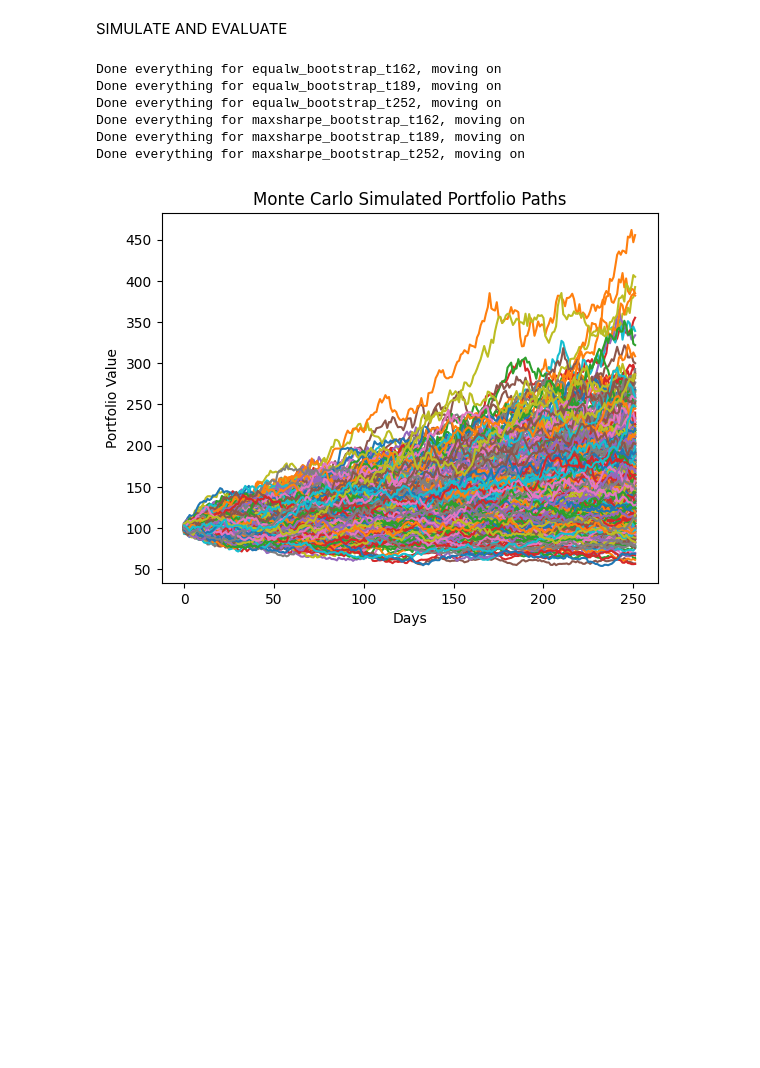
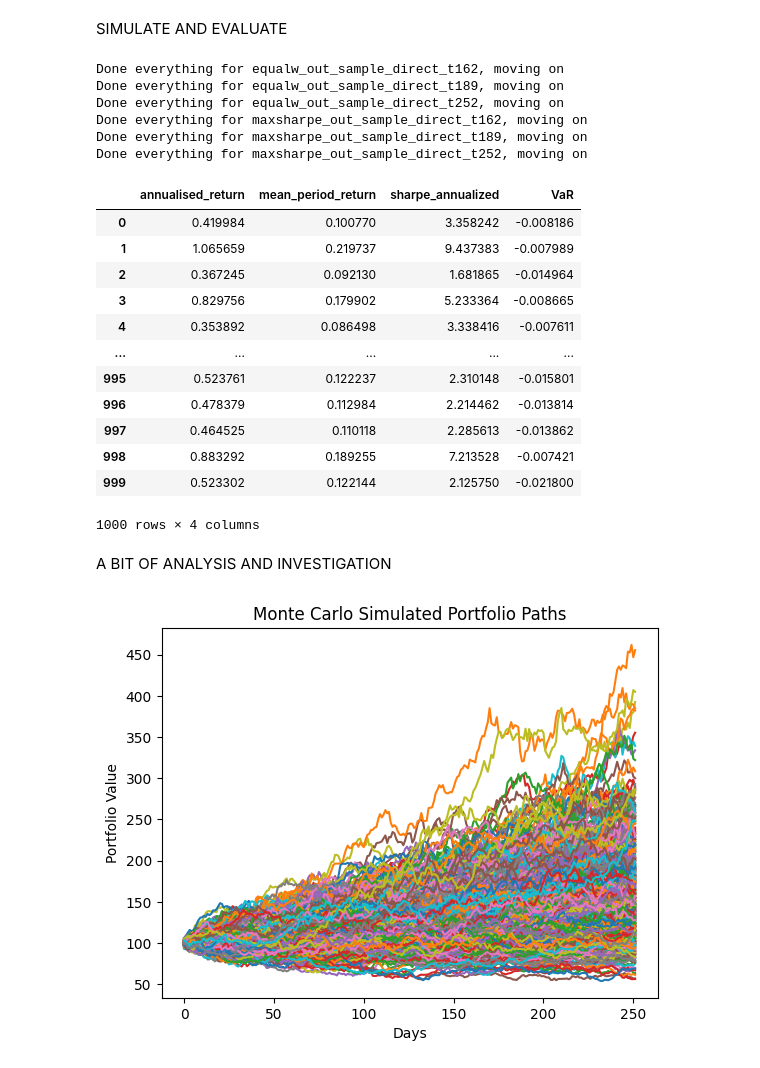
Before and after one commit to KirillKovalchuk02/thesis_clustering, a Jupyter notebook: simulation.ipynb, the cells around one changed output. Drawn from its saved outputs; the diff is of its cells as text; code cells hidden in the pictures; blank space fills up the shorter version.

Commit message:
tried the out of sample direct

```diff
--- a/simulation.ipynb
+++ b/simulation.ipynb
@@ -20,8 +20,8 @@ joined_df.index = pd.to_datetime(joined_df.index)
 returns_all = joined_df.pct_change()
 
 #Out-of-sample data 2024:
-df_stocks_24 = pd.read_csv('stocks_data_filled.csv',index_col='Date')
-cryptos_df_24 = pd.read_csv('cryptos_data_new.csv', index_col='timestamp')
+df_stocks_24 = pd.read_csv('stocks_data_out_sample_2024.csv',index_col='Date')
+cryptos_df_24 = pd.read_csv('cryptos_data_out_sample_2024.csv', index_col='timestamp')
 joined_df_24 = join_stocks_crypto(cryptos_df_24, df_stocks_24, mode = 'stocks_left')
 joined_df_24.index = pd.to_datetime(joined_df_24.index)
 returns_all_24 = joined_df_24.pct_change()
@@ -118,18 +118,24 @@ windsorize = True
 folder = 'simulation_results'
 
 
-MODE = 'OUT_OF_SAMPLE' #'SIMULATION'
+MODE = 'OUT_OF_SAMPLE_DIRECT' #'SIMULATION', "OUT_OF_SAMPLE_BOOTSTRAP"
 
-if MODE == 'OUT_OF_SAMPLE':
-    data_returns = returns_all
+if MODE == 'OUT_OF_SAMPLE_BOOTSTRAP':
+    data_returns = returns_all_24
     data_name = 'simulation'
     distribution_models = ['bootstrap']
     windsorize = False
-    folder = 'out_of_sample_results'
+    folder = 'out_of_sample_bootstrap_results'
+
+if MODE == 'OUT_OF_SAMPLE_DIRECT':
+    data_returns = returns_all_24
+    data_name = 'out_sample_direct'
+    distribution_models = ['out_sample_direct']
+    windsorize = False
+    folder = 'out_of_sample_direct_results'
 
 # Make sure output folders exist
-os.makedirs('simulation_results', exist_ok=True)
-#os.makedirs('dunn_results', exist_ok=True)
+os.makedirs(f'{folder}', exist_ok=True)
 
 for set_name, set in portfolio_sets_group.items():
     for distribution_model in distribution_models:
@@ -163,7 +169,7 @@ for set_name, set in portfolio_sets_group.items():
                 results_all_df = pd.concat([results_all_df, mean_df], axis=1)
 
             # Save to CSV with clear naming
-            csv_filename = f"simulation_results/stats_{set_name}_{distribution_model}_t{time_period}.csv"
+            csv_filename = f"{folder}/stats_{set_name}_{distribution_model}_t{time_period}.csv"
             results_all_df.to_csv(csv_filename)
 
             # Run and save Dunn-Bonferroni tests
@@ -180,9 +186,9 @@ for set_name, set in portfolio_sets_group.items():
 
             print(f'Done everything for {set_name}_{distribution_model}_t{time_period}, moving on')
 # %% [output]
-Done everything for equalw_bootstrap_t162, moving on
-Done everything for equalw_bootstrap_t189, moving on
-Done everything for equalw_bootstrap_t252, moving on
-Done everything for maxsharpe_bootstrap_t162, moving on
-Done everything for maxsharpe_bootstrap_t189, moving on
-Done everything for maxsharpe_bootstrap_t252, moving on
+Done everything for equalw_out_sample_direct_t162, moving on
+Done everything for equalw_out_sample_direct_t189, moving on
+Done everything for equalw_out_sample_direct_t252, moving on
+Done everything for maxsharpe_out_sample_direct_t162, moving on
+Done everything for maxsharpe_out_sample_direct_t189, moving on
+Done everything for maxsharpe_out_sample_direct_t252, moving on
@@ -188,0 +328,3 @@ Done everything for maxsharpe_bootstrap_t252, moving on
+# %%
+portfolio = rand_ports_maxsharpe['portfolio_0']
+res = out_of_sample_analysis(portfolio, returns_all_24, '2024-01-01', period=162, calculate_metrics=True, risk_free_rate=0.02, plot_results=False)
@@ -189 +474,20 @@ Done everything for maxsharpe_bootstrap_t252, moving on
+# %%
+simulations_results_dict, subset_statistics_df, normality_results_df = simulate_evaluate_portfolio_subset(portfolios_subset=rand_ports_equal_weights, return_df=returns_all_24, n_sims=100, t=100, distribution_model='out_sample_direct', rf_annual=0.04, seed=30,
+                                                                                                         winsorize=False, winsorize_limits=(0.01, 0.01))
+# %%
+subset_statistics_df#.max()
+# %% [output]
+|  | annualised_return | mean_period_return | sharpe_annualized | VaR |
+| 0 | 0.419984 | 0.100770 | 3.358242 | -0.008186 |
+| 1 | 1.065659 | 0.219737 | 9.437383 | -0.007989 |
+| 2 | 0.367245 | 0.092130 | 1.681865 | -0.014964 |
+| 3 | 0.829756 | 0.179902 | 5.233364 | -0.008665 |
+| 4 | 0.353892 | 0.086498 | 3.338416 | -0.007611 |
+| ... | ... | ... | ... | ... |
+| 995 | 0.523761 | 0.122237 | 2.310148 | -0.015801 |
+| 996 | 0.478379 | 0.112984 | 2.214462 | -0.013814 |
+| 997 | 0.464525 | 0.110118 | 2.285613 | -0.013862 |
+| 998 | 0.883292 | 0.189255 | 7.213528 | -0.007421 |
+| 999 | 0.523302 | 0.122144 | 2.125750 | -0.021800 |
+1000 rows × 4 columns
 # %%
@@ -236,3 +509,5 @@ with pd.ExcelWriter(output_excel, engine='xlsxwriter') as writer:
+# %% [markdown]
+A BIT OF ANALYSIS AND INVESTIGATION
 # %%
 import numpy as np
 
```
Also changed, not shown: parts of 6 cells of this notebook, 25 other files.
